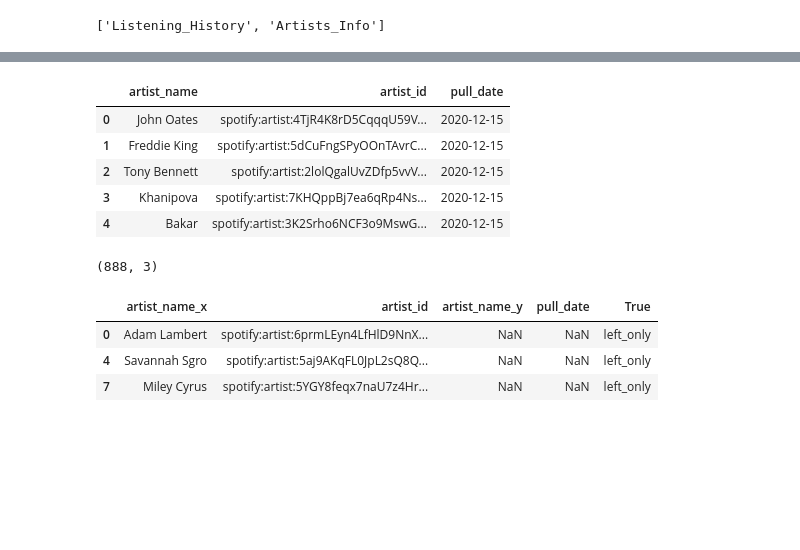
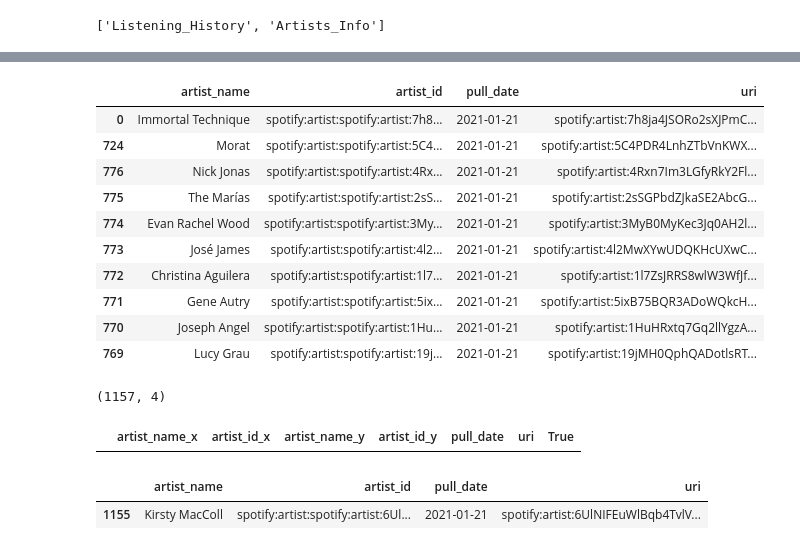
Before and after one commit to malctaylor15/Spotify_Logger, a Jupyter notebook: get_latest_songs_prod.ipynb, the cells around one changed output, grey strips where cells are left out. Saved outputs shown, nothing was run; the diff lists cells and outputs as text; code cells hidden in the pictures; blank space fills up the shorter version.

Commit message:
artist and playlist updates

```diff
--- a/get_latest_songs_prod.ipynb
+++ b/get_latest_songs_prod.ipynb
@@ -163,33 +154,43 @@ sql_statement
 # %%
 con = sqlite3.connect(db_location)
 
 existing_artists = pd.read_sql(sql_statement, con)
+existing_artists['uri'] = existing_artists['artist_id']
 existing_artists['artist_id'] = 'spotify:artist:' + existing_artists['artist_id']
 existing_artists = existing_artists.drop_duplicates(subset=['artist_id'])
-existing_artists.head()
+existing_artists.sort_values('pull_date', ascending=False).head(10)
 # %% [output]
-|  | artist_name | artist_id | pull_date |
-| 0 | John Oates | spotify:artist:4TjR4K8rD5CqqqU59V... | 2020-12-15 |
-| 1 | Freddie King | spotify:artist:5dCuFngSPyOOnTAvrC... | 2020-12-15 |
-| 2 | Tony Bennett | spotify:artist:2lolQgalUvZDfp5vvV... | 2020-12-15 |
-| 3 | Khanipova | spotify:artist:7KHQppBj7ea6qRp4Ns... | 2020-12-15 |
-| 4 | Bakar | spotify:artist:3K2Srho6NCF3o9MswG... | 2020-12-15 |
+|  | artist_name | artist_id | pull_date | uri |
+| 0 | Immortal Technique | spotify:artist:spotify:artist:7h8... | 2021-01-21 | spotify:artist:7h8ja4JSORo2sXJPmC... |
+| 724 | Morat | spotify:artist:spotify:artist:5C4... | 2021-01-21 | spotify:artist:5C4PDR4LnhZTbVnKWX... |
+| 776 | Nick Jonas | spotify:artist:spotify:artist:4Rx... | 2021-01-21 | spotify:artist:4Rxn7Im3LGfyRkY2Fl... |
+| 775 | The Marías | spotify:artist:spotify:artist:2sS... | 2021-01-21 | spotify:artist:2sSGPbdZJkaSE2AbcG... |
+| 774 | Evan Rachel Wood | spotify:artist:spotify:artist:3My... | 2021-01-21 | spotify:artist:3MyB0MyKec3Jq0AH2l... |
+| 773 | José James | spotify:artist:spotify:artist:4l2... | 2021-01-21 | spotify:artist:4l2MwXYwUDQKHcUXwC... |
+| 772 | Christina Aguilera | spotify:artist:spotify:artist:1l7... | 2021-01-21 | spotify:artist:1l7ZsJRRS8wlW3WfJf... |
+| 771 | Gene Autry | spotify:artist:spotify:artist:5ix... | 2021-01-21 | spotify:artist:5ixB75BQR3ADoWQkcH... |
+| 770 | Joseph Angel | spotify:artist:spotify:artist:1Hu... | 2021-01-21 | spotify:artist:1HuHRxtq7Gq2llYgzA... |
+| 769 | Lucy Grau | spotify:artist:spotify:artist:19j... | 2021-01-21 | spotify:artist:19jMH0QphQADotlsRT... |
 # %%
 existing_artists.shape
 # %% [output]
-(888, 3)
+(1157, 4)
 # %%
 unique_newly_played = newly_played[['artist_name','artist_id']].drop_duplicates(['artist_id'])
 cnt_unique_newly_played = unique_newly_played.shape[0]
-merged = pd.merge(unique_newly_played, existing_artists, on='artist_id', how='left', indicator='True')
+merged = pd.merge(unique_newly_played, existing_artists
+                  , left_on='artist_id', right_on='uri'
+                  , how='left', indicator='True')
 new_artists = merged[merged['True'] == 'left_only']
-new_artists_ids = new_artists['artist_id'].values.tolist()
+new_artists_ids = new_artists['artist_id_x'].values.tolist()
 new_artists
 # %% [output]
-|  | artist_name_x | artist_id | artist_name_y | pull_date | True |
-| 0 | Adam Lambert | spotify:artist:6prmLEyn4LfHlD9NnX... | NaN | NaN | left_only |
-| 4 | Savannah Sgro | spotify:artist:5aj9AKqFL0JpL2sQ8Q... | NaN | NaN | left_only |
-| 7 | Miley Cyrus | spotify:artist:5YGY8feqx7naU7z4Hr... | NaN | NaN | left_only |
+|  | artist_name_x | artist_id_x | artist_name_y | artist_id_y | pull_date | uri | True |
+# %%
+existing_artists[existing_artists['artist_name'].str.contains('Kirst')]
+# %% [output]
+|  | artist_name | artist_id | pull_date | uri |
+| 1155 | Kirsty MacColl | spotify:artist:spotify:artist:6Ul... | 2021-01-21 | spotify:artist:6UlNIFEuWlBqb4TvlV... |
 # %%
 def parse_artist_rslt(artist_dict):
     out = {}
```
Also changed, not shown: parts of 14 cells of this notebook, 6 other files.
